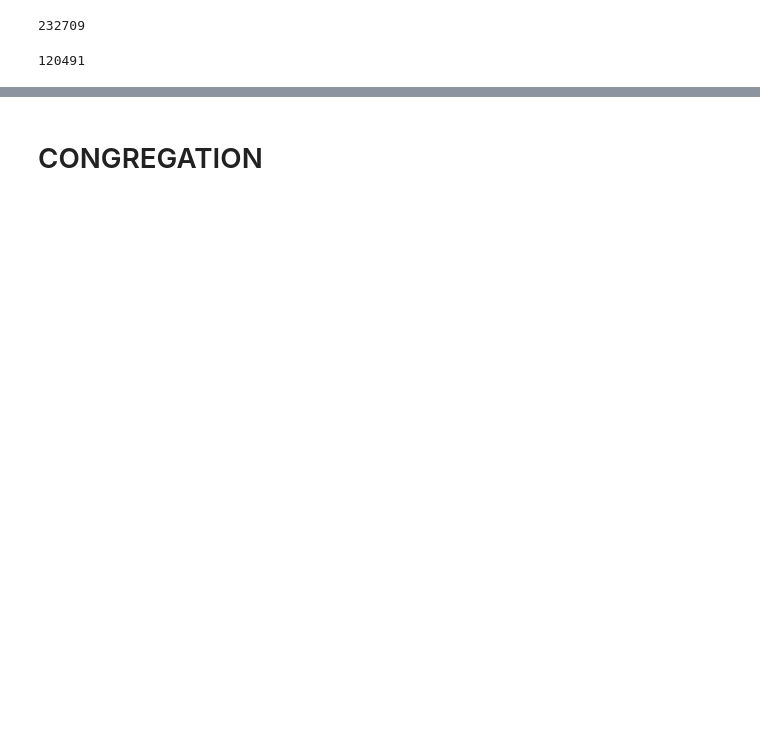
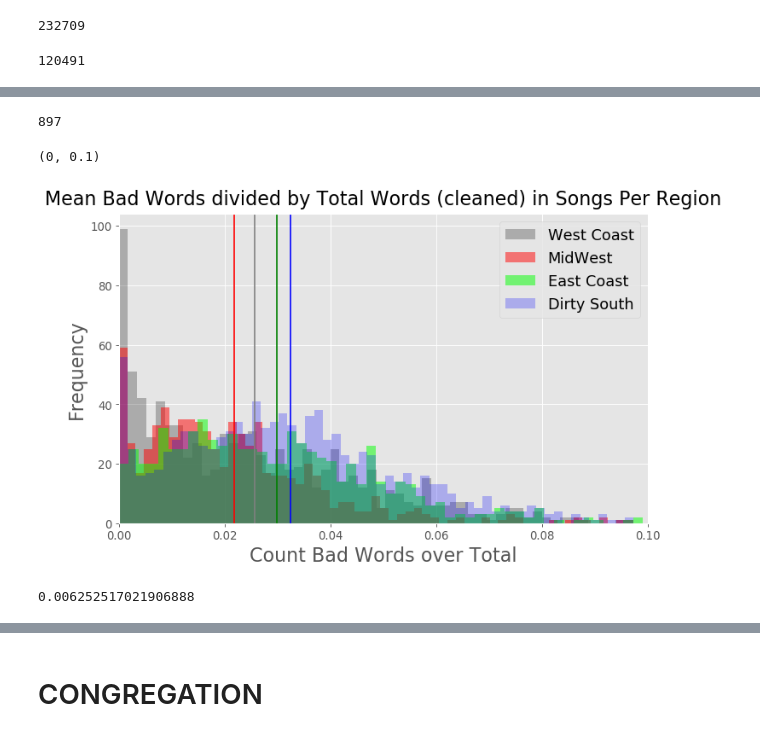
Before and after one commit to mdhwang/What-We-Talkin-Bout, a Jupyter notebook: Text Cleaner (Stop Words and Processing).ipynb, the cells around one changed output, grey strips where cells are left out. Cells and saved outputs as stored; diff of their text form; code cells hidden in the pictures; blank space fills up the shorter version.

```diff
--- a/Text Cleaner (Stop Words and Processing).ipynb
+++ b/Text Cleaner (Stop Words and Processing).ipynb
@@ -60,0 +73,11 @@ hello['im_ratio'].plot.hist(bins=100)
+# %%
+def badwordcount(text):
+    count = 0
+    for each in text:
+        if each in badword_list:
+            count += 1
+    return count
+# %%
+hello["c_count"] = hello["split"].apply(lambda x: badwordcount(x))
+# %%
+hello["curse_ratio"] = hello["c_count"]/hello["words per track"]
@@ -60,0 +93,36 @@ hello['im_ratio'].plot.hist(bins=100)
+# %%
+
+for each in hello['curse_ratio'].to_list():
+    WC_c_vals.append(each)
+# %%
+len(WC_c_vals)
+# %% [output]
+897
+# %%
+from matplotlib.pyplot import figure
+
+plt.style.use('ggplot')
+figure(num=None, figsize=(10, 6), dpi=80, facecolor='w', edgecolor='k')
+plt.hist(WC_c_vals, bins = 100,label="West Coast",color='k',fc=(0, 0, 0, 0.25));
+plt.hist(MW_c_vals, bins = 100,label="MidWest",color='r',fc=(1, 0, 0, 0.5));
+plt.hist(EC_c_vals, bins = 100,label="East Coast",color='g',fc=(0, 1, 0, 0.5));
+plt.hist(DS_c_vals, bins = 100,label="Dirty South",color='b',fc=(0, 0, 1, 0.25));
+plt.title("Mean Bad Words divided by Total Words (cleaned) in Songs Per Region",size=20,pad=10)
+plt.axvline(statistics.mean(WC_c_vals),color='grey')
+plt.axvline(statistics.mean(test),color='r')
+plt.axvline(statistics.mean(EC_c_vals),color='g')
+plt.axvline(statistics.mean(DS_c_vals),color='b')
+plt.tick_params(labelsize="large")
+plt.xlabel("Count Bad Words over Total",fontsize="20")
+plt.ylabel("Frequency",fontsize="20")
+plt.legend(prop={'size': 16})
+plt.xlim(0,0.1)
+# %% [output]
+(0, 0.1)
+[figure, added]
+# %%
+import statistics
+test = [x for x in MW_im_vals if str(x) != 'nan']
+statistics.mean(DS_im_vals)
+# %% [output]
+0.006252517021906888
```
Also changed, not shown: parts of 17 cells of this notebook, 6 other files.
